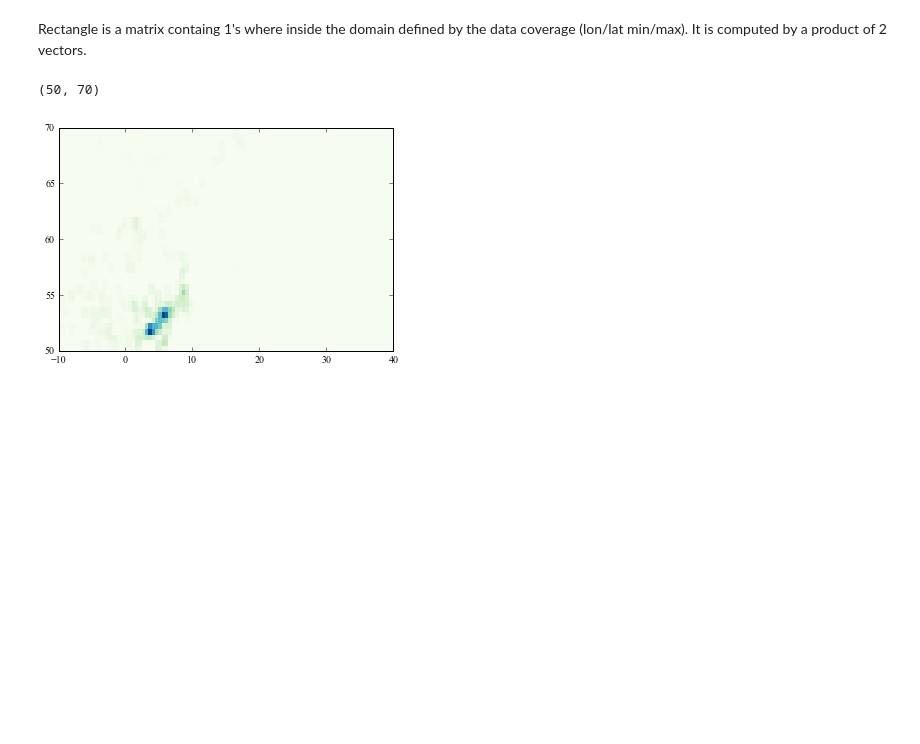
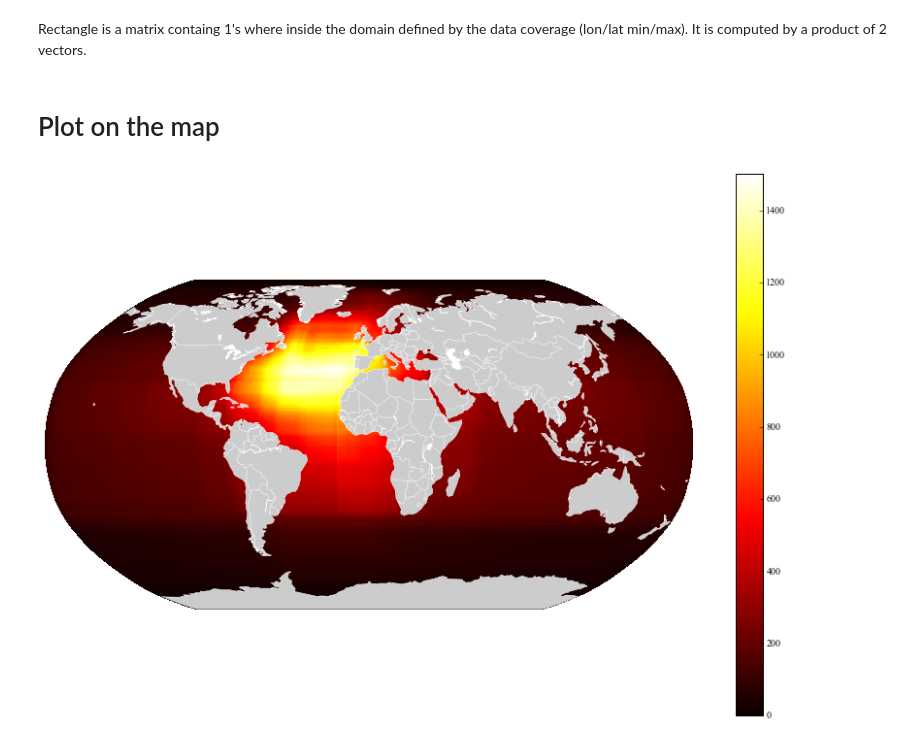
Before and after one commit to socib/SOCIB_plots, a Jupyter notebook: Projects/CMEMS/Communication2016Q1/compute_data_density.ipynb, the cells around one changed output. Cells and saved outputs as stored; diff of their text form; code cells hidden in the pictures; blank space fills up the shorter version.

Commit message:
plot Argo profiles

```diff
--- a/Projects/CMEMS/Communication2016Q1/compute_data_density.ipynb
+++ b/Projects/CMEMS/Communication2016Q1/compute_data_density.ipynb
@@ -11,14 +37,2 @@ Read the index file
-# %%
-def read_index_file_box(indexfile):
-    dataindex = np.genfromtxt(indexfile, skip_header=6, unpack=True, delimiter=',', dtype=None, \
-              names=['catalog_id', 'file_name', 'geospatial_lat_min', 'geospatial_lat_max',
-                     'geospatial_lon_min', 'geospatial_lon_max',
-                     'time_coverage_start', 'time_coverage_end',
-                     'provider', 'date_update', 'data_mode', 'parameters'])
-    lon_min = dataindex['geospatial_lon_min']
-    lon_max = dataindex['geospatial_lon_max']
-    lat_min = dataindex['geospatial_lat_min']
-    lat_max = dataindex['geospatial_lat_max']
-    return lon_min, lon_max, lat_min, lat_max
 # %%
 lon_min, lon_max, lat_min, lat_max = read_index_file_box(indexfile)
@@ -31,4 +41,4 @@ Generate grid based on resolution
 # %%
-resolution = 0.5
+resolution = 1.
 lon_grid = np.array([np.arange(-180., 180., resolution)],)
 lat_grid = np.array([np.arange(-90., 90., resolution)],)
@@ -47,10 +51,7 @@ rectangle_sum = np.zeros_like(lat_grid.T*lon_grid)
 for lon_min0, lon_max0, lat_min0, lat_max0 in zip(lon_min, lon_max, lat_min, lat_max):
     rectangle = create_rectangle(lon_min0, lon_max0, lat_min0, lat_max0, lon_grid, lat_grid, resolution)
     rectangle_sum += rectangle
-# %%
-plt.pcolormesh(lon_grid[0], lat_grid[0], rectangle_sum, cmap='GnBu')
-plt.xlim(-10, 40)
-plt.ylim(50, 70)
-# %% [output]
-(50, 70)
-[figure, removed]
+# %% [markdown]
+# Plot on the map
+# %%
+m = Basemap(lon_0=0, projection='robin')
@@ -56,0 +62,16 @@ plt.ylim(50, 70)
+# %%
+llon, llat = np.meshgrid(lon_grid[0], lat_grid[0])
+lonmap, latmap = m(llon, llat)
+# %%
+cmap = plt.cm.hot
+fig = plt.figure(figsize=(15, 10))
+m.drawmapboundary(color='w')
+m.pcolor(lonmap, latmap, rectangle_sum, cmap=cmap)
+#plt.plot(lonmeanmap, latmeanmap, 'wo', markerfacecolor='w', markeredgecolor='w', markersize=0.5)
+m.drawcountries(linewidth=0.5, color='w')
+m.drawcoastlines(linewidth=0.5, color='w')
+m.fillcontinents()
+cbar = plt.colorbar()
+plt.show()
+# %% [output]
+[figure, added]
```
Also changed, not shown: parts of 17 cells of this notebook, 5 other files.
